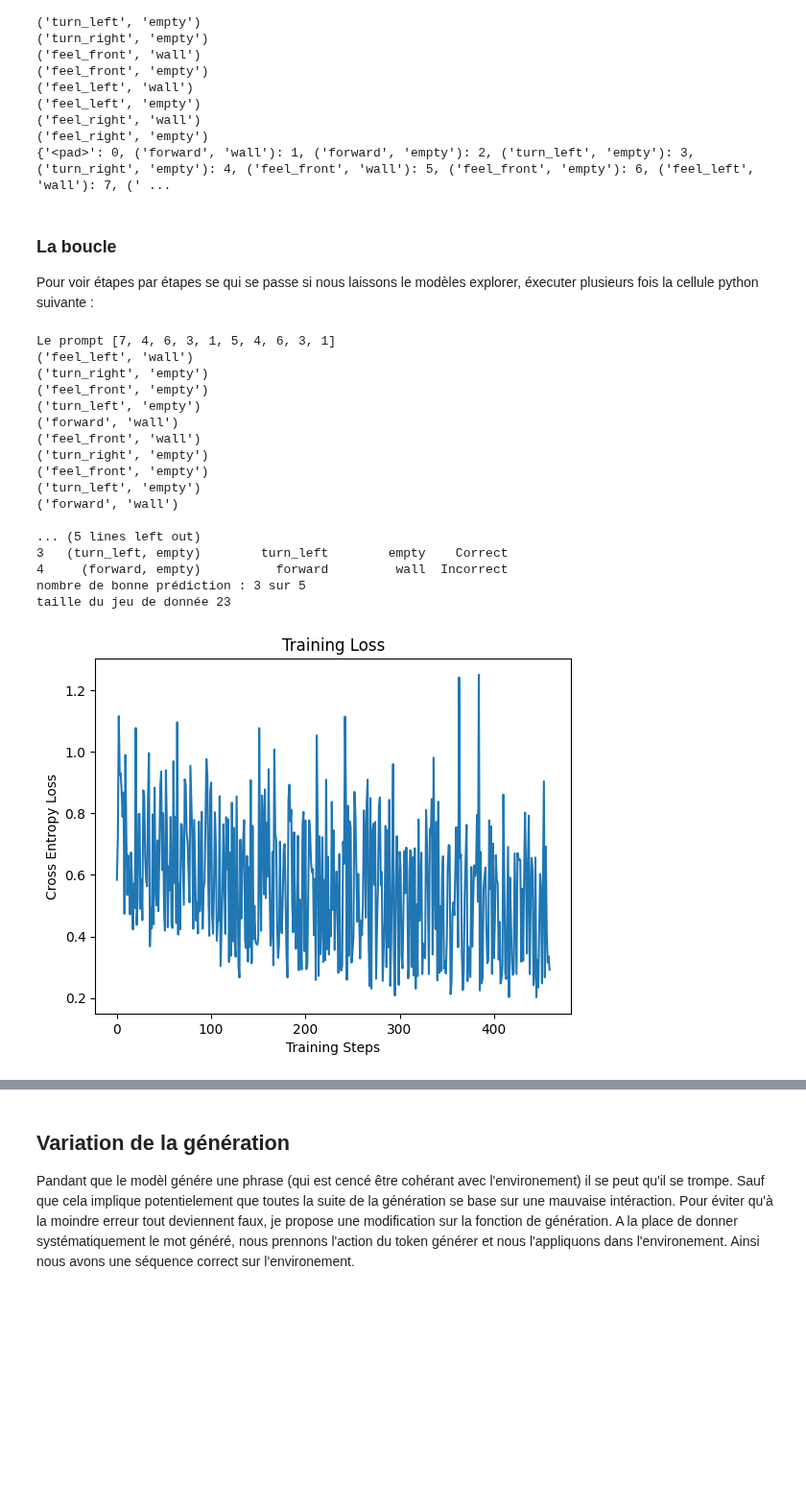
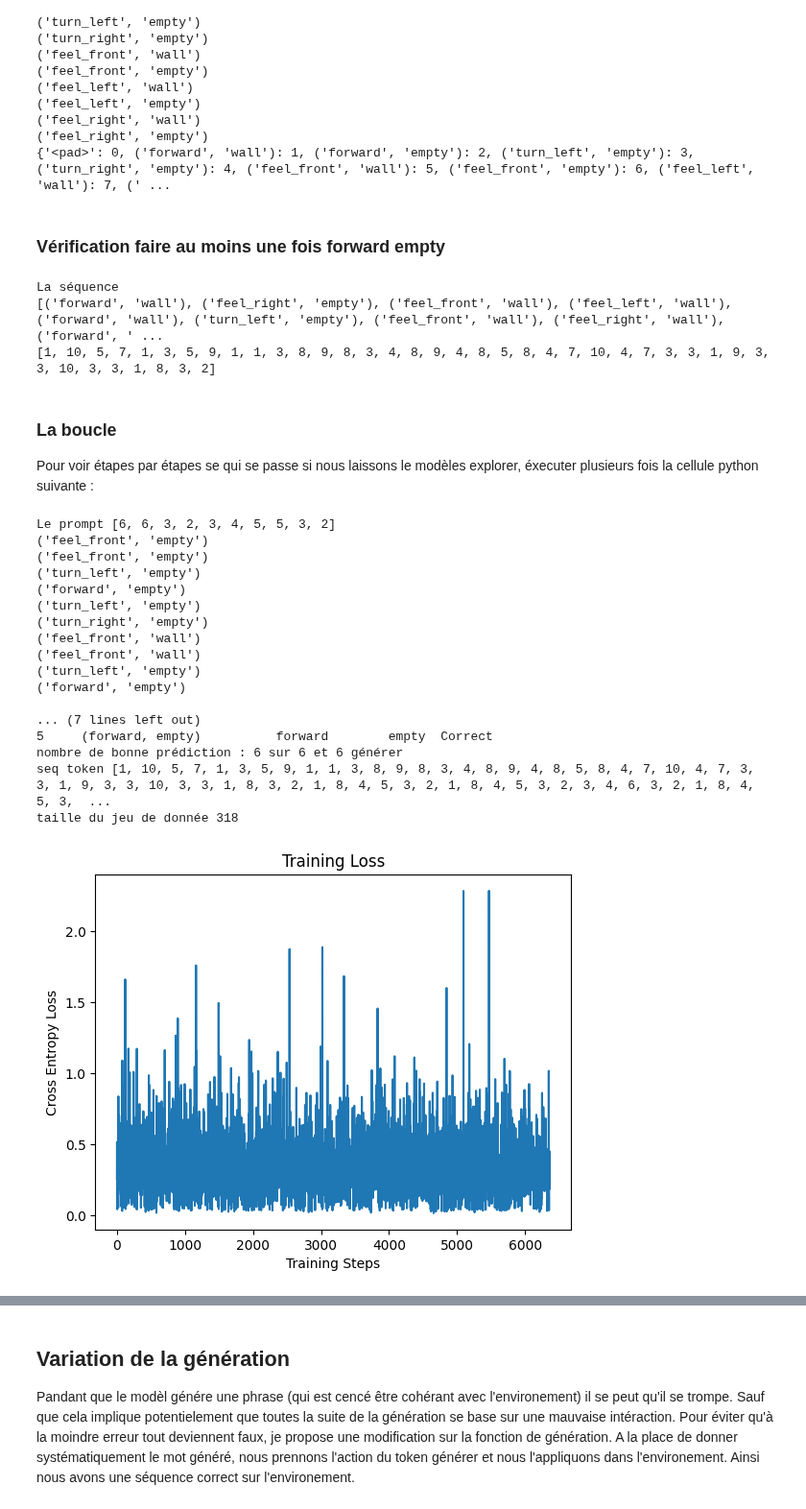
Before and after one commit to PEmarrel/Dpt_transformers, a Jupyter notebook: LSTMGen.ipynb, the cells around one changed output, grey strips where cells are left out. Shown at 96% size. Saved outputs shown, nothing was run; the diff lists cells and outputs as text; code cells hidden in the pictures; blank space fills up the shorter version.

```diff
--- a/LSTMGen.ipynb
+++ b/LSTMGen.ipynb
@@ -402,7 +468,7 @@ L'entrainement du modèle suit la logique de n'importe quels réseaux de neurone
 Avec la phrase `(feel_front, wall), (turn_right, empty), (feel_front, empty), (forward, empty)`
 Ce qui est passer au modèl est `(feel_front, wall), (turn_right, empty), (feel_front, empty)` et nous voulons qu'a chaque cellule avoir `(turn_right, empty), (feel_front, empty), (forward, empty)`
 # %%
-def train(lstm_generator, nb_epoch:int, optimizer, loss_fn, td:TokenDrop):
+def train(lstm_generator, nb_epoch:int, optimizer, loss_fn, td:TokenDrop|None):
     # Monitor training loss and entropy
     training_loss_logger = []
     entropy_logger = []
@@ -416,7 +482,10 @@ def train(lstm_generator, nb_epoch:int, optimizer, loss_fn, td:TokenDrop):
             bs = text.shape[0]
 
             # Randomly drop input tokens
-            input_text = td(text[:, 0:-1])
+            if td is not None:
+                input_text = td(text[:, 0:-1])
+            else:
+                input_text = text[:, 0:-1]
             output_text = text[:, 1:]
 
             # Or not drop tokens
@@ -448,6 +517,7 @@ def train(lstm_generator, nb_epoch:int, optimizer, loss_fn, td:TokenDrop):
     return training_loss_logger, entropy_logger
 
 td = TokenDrop(prob=0.1, pad_token=tokenizer.encode("<pad>"), num_special=1)
+td = None
 training_loss_logger, entropy_logger = train(lstm_generator, 50, opti, loss_fct, td=td)
 # Display training loss and entropy
 plt.plot(training_loss_logger)
@@ -467,0 +558,9 @@ Text(0.5, 1.0, 'Entropy')
+# %%
+for i in log_tokens:
+    print(tokenizer.decode(i.item()))
+
+actions, outcomes = run_token(log_tokens, env_test)
+print("Les actions tirées de la génération du modèle")
+print(actions)
+print("Les outcomes réel de l'environnement")
+print(outcomes)
@@ -534,6 +650,23 @@ World : [[1 1 1 1 1 1]
 ('feel_right', 'wall')
 ('feel_right', 'empty')
 {'<pad>': 0, ('forward', 'wall'): 1, ('forward', 'empty'): 2, ('turn_left', 'empty'): 3, ('turn_right', 'empty'): 4, ('feel_front', 'wall'): 5, ('feel_front', 'empty'): 6, ('feel_left', 'wall'): 7, (' ...
+# %% [markdown]
+### Vérification faire au moins une fois forward empty
+# %%
+np.random.seed(1)
+
+while seq_token[-1] != tokenizer.encode(('forward', 'empty')):
+    action_random = np.random.choice(env_test.get_actions())
+    outcome_random = env_test.outcome(action_random)
+    seq_token.append(tokenizer.encode((action_random, outcome_random)))
+
+print(f"\033[0;32mLa séquence \033[0m")
+print(tokenizer.decode(seq_token))
+print(seq_token)
+# %% [output]
+La séquence
+[('forward', 'wall'), ('feel_right', 'empty'), ('feel_front', 'wall'), ('feel_left', 'wall'), ('forward', 'wall'), ('turn_left', 'empty'), ('feel_front', 'wall'), ('feel_right', 'wall'), ('forward', ' ...
+[1, 10, 5, 7, 1, 3, 5, 9, 1, 1, 3, 8, 9, 8, 3, 4, 8, 9, 4, 8, 5, 8, 4, 7, 10, 4, 7, 3, 3, 1, 9, 3, 3, 10, 3, 3, 1, 8, 3, 2]
 # %% [markdown]
 ### La boucle
 
@@ -574,57 +707,68 @@ df_interactions = pd.DataFrame({
 
 print("\033[0;32mDataFrame des interactions\033[0m")
 print(df_interactions)
-print(f"\033[0;32mnombre de bonne prédiction : {sum(good_pred)} sur {len(good_pred)} \033[0m")
+print(f"\033[0;32mnombre de bonne prédiction : {sum(good_pred)} sur {len(good_pred)} et {len(log_tokens)} générer\033[0m")
 
 all_actions += actions
 all_outcomes += outcomes
 
-seq_token = action_outcome_to_token(all_actions, all_outcomes)
+seq_token += action_outcome_to_token(all_actions, all_outcomes)
+print('seq token', seq_token)
 data_set = CustomDataSetTextGenByToken(
     token=seq_token,
     id_pad=tokenizer.encode("<pad>"),
     context_lenght=11,
-    min=1)
+    min=11)
 
 print(f"\033[0;32mtaille du jeu de donnée \033[0m{len(data_set)}")
 
 data_loader_train = DataLoader(
         data_set,
         batch_size=1,
         shuffle=True,
         num_workers=8
     )
 
 td = TokenDrop(prob=0.1, pad_token=tokenizer.encode("<pad>"), num_special=1)
 training_loss_logger, entropy_logger = train(lstm_generator, 20, opti, loss_fct, td)
 
 plt.plot(training_loss_logger)
 plt.xlabel('Training Steps')
 plt.ylabel('Cross Entropy Loss')
 plt.title('Training Loss')
 plt.show()
 
+windows_means = []
+window_size = 100
+for i in range(0, len(entropy_logger), window_size):
+    windows_means.append(np.mean(entropy_logger[i:i + window_size]))
+plt.plot(windows_means)
+plt.xlabel('Training Steps')
+plt.ylabel('Cross Entropy Loss')
+plt.title('Training Loss windows_means')
+plt.show()
+
 plt.plot(entropy_logger)
 plt.xlabel('Training Steps')
 plt.ylabel('Entropy')
 plt.title('Entropy')
 plt.show()
 # %% [output]
-Le prompt [7, 4, 6, 3, 1, 5, 4, 6, 3, 1]
-('feel_left', 'wall')
-('turn_right', 'empty')
+Le prompt [6, 6, 3, 2, 3, 4, 5, 5, 3, 2]
+('feel_front', 'empty')
 ('feel_front', 'empty')
 ('turn_left', 'empty')
-('forward', 'wall')
+('forward', 'empty')
+('turn_left', 'empty')
+('turn_right', 'empty')
 ('feel_front', 'wall')
-('turn_right', 'empty')
-('feel_front', 'empty')
+('feel_front', 'wall')
 ('turn_left', 'empty')
-('forward', 'wall')
+('forward', 'empty')
 
-... (5 lines left out)
-3   (turn_left, empty)        turn_left        empty    Correct
-4     (forward, empty)          forward         wall  Incorrect
-nombre de bonne prédiction : 3 sur 5
-taille du jeu de donnée 23
+... (7 lines left out)
+5     (forward, empty)          forward        empty  Correct
+nombre de bonne prédiction : 6 sur 6 et 6 générer
+seq token [1, 10, 5, 7, 1, 3, 5, 9, 1, 1, 3, 8, 9, 8, 3, 4, 8, 9, 4, 8, 5, 8, 4, 7, 10, 4, 7, 3, 3, 1, 9, 3, 3, 10, 3, 3, 1, 8, 3, 2, 1, 8, 4, 5, 3, 2, 1, 8, 4, 5, 3, 2, 3, 4, 6, 3, 2, 1, 8, 4, 5, 3,  ...
+taille du jeu de donnée 318
-[figure, old version]
+[figure, new version]
```
Also changed, not shown: parts of 20 cells of this notebook.
